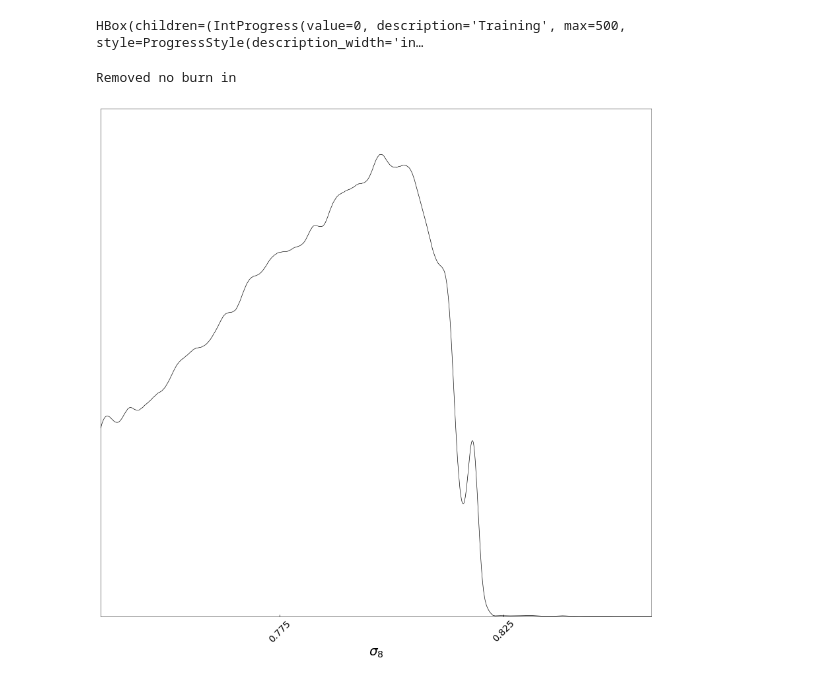
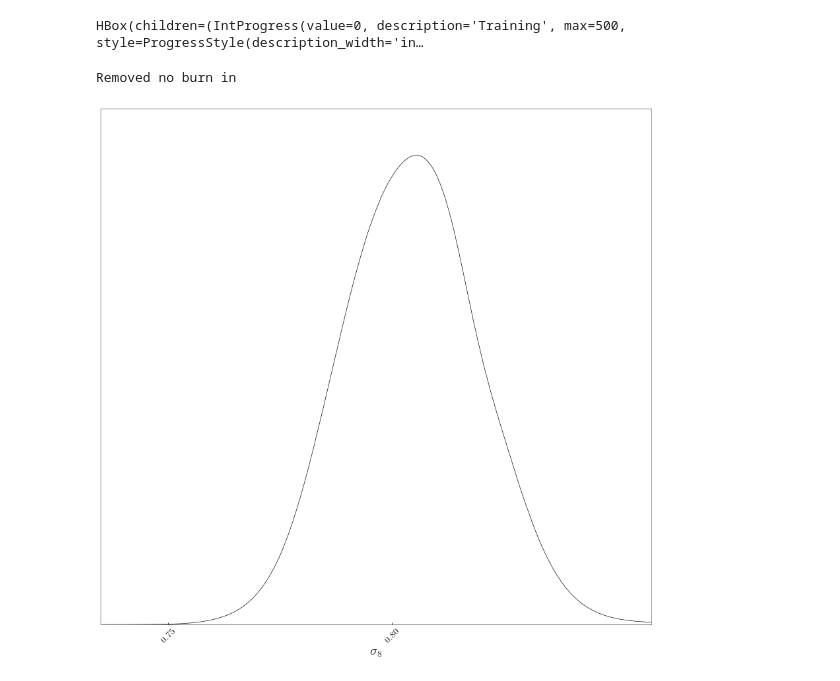
Before and after one commit to jasminelujia/pydelfi, a Jupyter notebook: tsz_pdf_prerun_sims.ipynb, the cells around one changed output. Drawn from its saved outputs; the diff is of its cells as text; code cells hidden in the pictures.

Commit message:
Multinomial likelihood expects counts, not PDFs...

```diff
--- a/tsz_pdf_prerun_sims.ipynb
+++ b/tsz_pdf_prerun_sims.ipynb
@@ -84,23 +83,29 @@ if compile_pdfs:
     n_sig_8 = 20
     n_sims = 476
     n_bins = 11
+    hists = np.zeros((n_sig_8, n_sims, n_bins))
     pdfs = np.zeros((n_sig_8, n_sims, n_bins))
     for i in range(n_sig_8):
         for j in range(n_sims):
             fname = 'SZRun_sig8_{0:d}_lensedMaps_CMBplusNoise_{1:03d}.txt'.format(i, j)
             hist = np.genfromtxt('simulators/tsz_pdf/pdfs/' + fname)[0: n_bins]
+            hists[i, j, :] = hist
             pdfs[i, j, :] = hist / np.sum(hist)
-    with h5py.File('simulators/tsz_pdf/sig_8_pdfs.h5', 'w') as f:
-        f.create_dataset('pdfs', data=pdfs)
+    with h5py.File('simulators/tsz_pdf/sig_8_sim_hists.h5', 'w') as f:
+        f.create_dataset('hists', data=hists)
 
 else:
 
     # Read in simulated PDFs
-    with h5py.File('simulators/tsz_pdf/sig_8_pdfs.h5', 'r') as f:
-        pdfs = f['pdfs'][:]
-    n_sig_8, n_sims, n_bins = pdfs.shape
+    with h5py.File('simulators/tsz_pdf/sig_8_sim_hists.h5', 'r') as f:
+        hists = f['hists'][:]
+    n_sig_8, n_sims, n_bins = hists.shape
+    pdfs = np.zeros((n_sig_8, n_sims, n_bins))
+    for i in range(n_sig_8):
+        for j in range(n_sims):
+            pdfs[i, j, :] = hists[i, j, :] / np.sum(hists[i, j, :])
 
-# Read in analytical PDFs
+# Read in analytical PDFs. Renormalize to sum to 1.
 par_grid = []
 with h5py.File('simulators/tsz_pdf/theory_pdfs.h5', 'r') as f:
     par_grid.append(f['sigma_8'][:])
@@ -114,3 +119,16 @@ for i in range(len(par_grid[0])):
         for k in range(len(par_grid[2])):
             for l in range(len(par_grid[3])):
                 pdfs_ana[i, j, k, l, :] /= np.sum(pdfs_ana[i, j, k, l, :])
+# %%
+# Calculate typical number of pixels in histogram
+n_pixs = np.sum(hists, axis=-1)
+n_pix = int(np.rint(np.mean(n_pixs)))
+print(np.mean(n_pixs), np.std(n_pixs), n_pix)
+
+# Renormalize all PDFs to sum to expected n_pix?
+renorm = False
+if renorm:
+    for i in range(n_sig_8):
+        for j in range(n_sims):
+            hists[i, j, :] = hists[i, j, :] / np.sum(hists[i, j, :]) * n_pix
+    print(np.sum(hists), n_pix * n_sig_8 * n_sims)
@@ -182,10 +202,8 @@ args = [sig_8_fid, pdf_fid_ana, dpdpar_ana, f_mat_inv_ana]
 for i in range(n_sig_8):
     for j in range(n_sims):
         ind = i * n_sims + j
-        sims_comp[ind] = compressor(pdfs[i, j, :], args)
+        sims_comp[ind] = compressor(hists[i, j, :], args)
         sims_pars[ind] = sig_8_grid[i]
-print(np.mean(sims_comp[i_fid * n_sims: (i_fid + 1) * n_sims]), sig_8_fid, np.std(sims_comp[i_fid * n_sims: (i_fid + 1) * n_sims]), f_mat_inv)
-
-print(sims_comp[0], sig_8_fid + np.sum(pdfs[0, 0, :] / pdf_fid * dpdpar) * f_mat_inv)
-print(sims_comp[1], sig_8_fid + np.sum(pdfs[0, 1, :] / pdf_fid * dpdpar) * f_mat_inv)
+print(np.mean(sims_comp[i_fid * n_sims: (i_fid + 1) * n_sims]), sig_8_fid, \
+      np.std(sims_comp[i_fid * n_sims: (i_fid + 1) * n_sims]), np.sqrt(f_mat_inv_ana))
 # %% [output]
@@ -219,7 +235,7 @@ prior = priors.TruncatedGaussian(prior_mean, Q, lower, upper)
 NDEs = [ndes.ConditionalMaskedAutoregressiveFlow(n_parameters=1, n_data=1, n_hiddens=[50,50], n_mades=5, act_fun=tf.tanh, index=0)]
 
 # Create the DELFI object
-DelfiNDE = delfi.Delfi(np.array([sims_comp[i_fid * n_sims]]), prior, NDEs, Finv=np.array([[f_mat_inv]]), theta_fiducial=np.array([sig_8_fid]),
+DelfiNDE = delfi.Delfi(np.array([sims_comp[i_fid * n_sims]]), prior, NDEs, Finv=np.array([[f_mat_inv_ana]]), theta_fiducial=np.array([sig_8_fid]),
                        param_limits = [lower, upper],
                        param_names = ['\sigma_8'],
                        results_dir = "simulators/tsz_pdf/results_prerun/",
@@ -260,31 +276,32 @@ plt.rcParams.update({'figure.figsize': [width, width / aspect],
                  'axes.linewidth': .5,
                  'axes.edgecolor': 'black'})
 
 
 g = plots.getSubplotPlotter(width_inch = 12)
 g.settings.figure_legend_frame = False
 g.settings.alpha_filled_add=0.6
 g.settings.axes_fontsize=14
 g.settings.legend_fontsize=16
 g.settings.lab_fontsize=20
 
 names = ['\sigma_8']
 labels = ['\sigma_8']
 ranges = dict(zip(names, [ [lower[i], upper[i]] for i in range(len(names)) ]))
 
 samples = [posterior_samples]
 mc_samples = [MCSamples(samples=s, names = names, labels = labels, ranges = ranges) for s in samples]
 
 g.triangle_plot(mc_samples, normalized=True)
 
 for i in range(0, len(names)):
     for j in range(0, i+1):
         ax = g.subplots[i,j]
         xtl = ax.get_xticklabels()
         ax.set_xticklabels(xtl, rotation=45)
+        ax.set_xlim(lower[i], upper[i])
 plt.tight_layout()
 plt.subplots_adjust(hspace=0, wspace=0)
 plt.show()
 # %% [output]
 Removed no burn in
-[figure, old version]
+[figure, new version]
```
Also changed, not shown: parts of 4 cells of this notebook, 2 other files.
